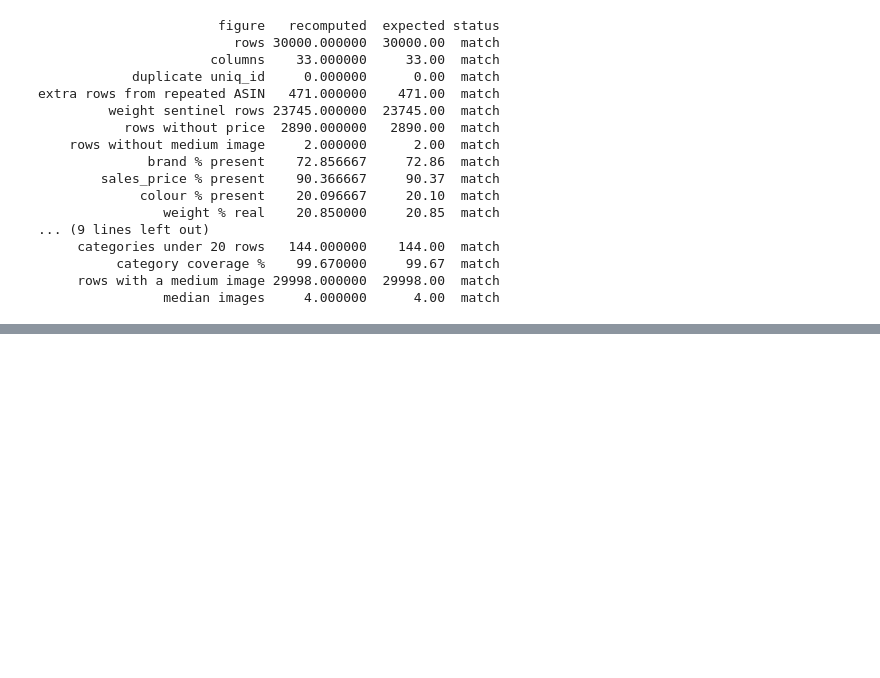
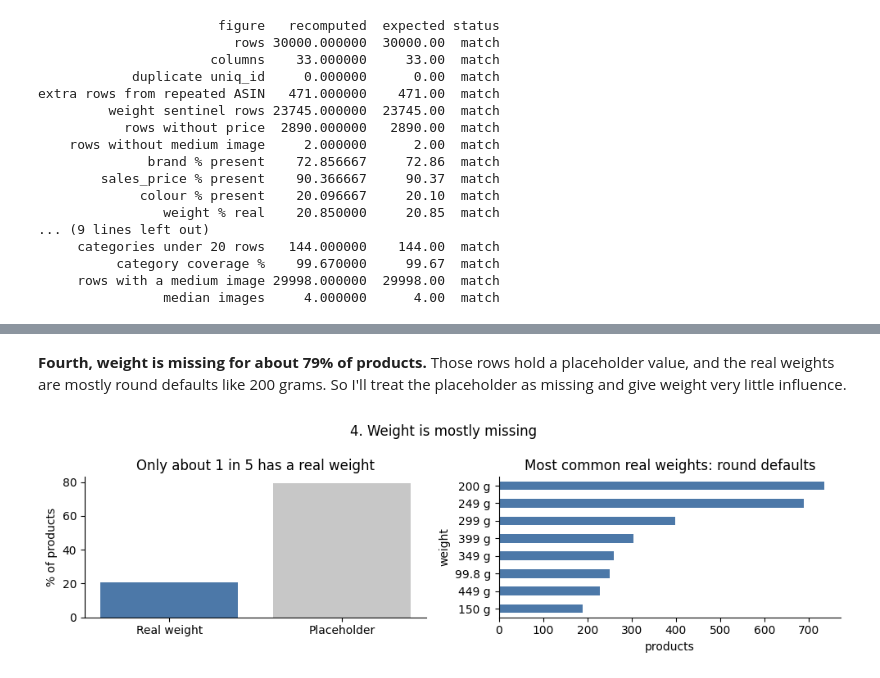
Before and after one commit to aqib-prog/sap-product-similarity, a Jupyter notebook: notebooks/01_data_exploration.ipynb, the cells around one changed output, grey strips where cells are left out. Saved outputs shown, nothing was run; the diff lists cells and outputs as text; code cells hidden in the pictures; blank space fills up the shorter version.

```diff
--- a/notebooks/01_data_exploration.ipynb
+++ b/notebooks/01_data_exploration.ipynb
@@ -307,0 +353,21 @@ All figures above were recomputed from the original archive, and every one match
+# %% [markdown]
+**Fourth, weight is missing for about 79% of products.** Those rows hold a placeholder value, and the real weights are mostly round defaults like 200 grams. So I'll treat the placeholder as missing and give weight very little influence.
+# %%
+has_weight = df["weight"] != "999999999"
+fig, axes = plt.subplots(1, 2, figsize=(10, 3))
+axes[0].bar(
+    ["Real weight", "Placeholder"],
+    [has_weight.mean() * 100, (~has_weight).mean() * 100],
+    color=[BLUE, GREY],
+)
+axes[0].set_ylabel("% of products")
+axes[0].set_title("Only about 1 in 5 has a real weight")
+top_w = df.loc[has_weight, "weight"].value_counts().head(8)
+top_w.iloc[::-1].plot.barh(ax=axes[1], color=BLUE)
+axes[1].set_title("Most common real weights: round defaults")
+axes[1].set_xlabel("products")
+fig.suptitle("4. Weight is mostly missing")
+plt.tight_layout()
+plt.show()
+# %% [output]
+[figure, added]
```
Also changed, not shown: parts of 22 cells of this notebook.
